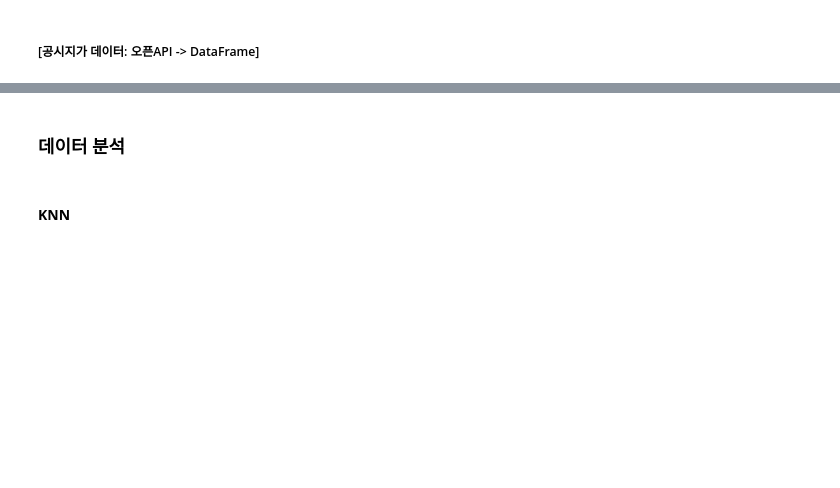
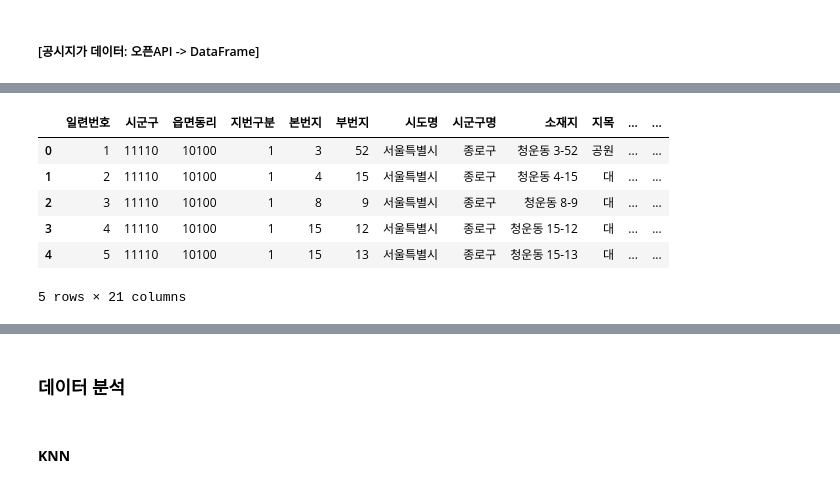
Before and after one commit to cutz-j/BigData-project, a Jupyter notebook: Project_md_kernel.ipynb, the cells around one changed output, grey strips where cells are left out. Drawn from its saved outputs; the diff is of its cells as text; code cells hidden in the pictures; blank space fills up the shorter version.

```diff
--- a/Project_md_kernel.ipynb
+++ b/Project_md_kernel.ipynb
@@ -89,0 +188,11 @@ all_data.head()
+# %%
+house_clean=pd.read_csv('data/house_clean.csv',encoding='cp949') #공시지가 데이터
+house_clean.head()
+# %% [output]
+|  | 일련번호 | 시군구 | 읍면동리 | 지번구분 | 본번지 | 부번지 | 시도명 | 시군구명 | 소재지 | 지목 | ... | ... |
+| 0 | 1 | 11110 | 10100 | 1 | 3 | 52 | 서울특별시 | 종로구 | 청운동 3-52 | 공원 | ... | ... |
+| 1 | 2 | 11110 | 10100 | 1 | 4 | 15 | 서울특별시 | 종로구 | 청운동 4-15 | 대 | ... | ... |
+| 2 | 3 | 11110 | 10100 | 1 | 8 | 9 | 서울특별시 | 종로구 | 청운동 8-9 | 대 | ... | ... |
+| 3 | 4 | 11110 | 10100 | 1 | 15 | 12 | 서울특별시 | 종로구 | 청운동 15-12 | 대 | ... | ... |
+| 4 | 5 | 11110 | 10100 | 1 | 15 | 13 | 서울특별시 | 종로구 | 청운동 15-13 | 대 | ... | ... |
+5 rows × 21 columns
```
Also changed, not shown: parts of 38 cells of this notebook.
